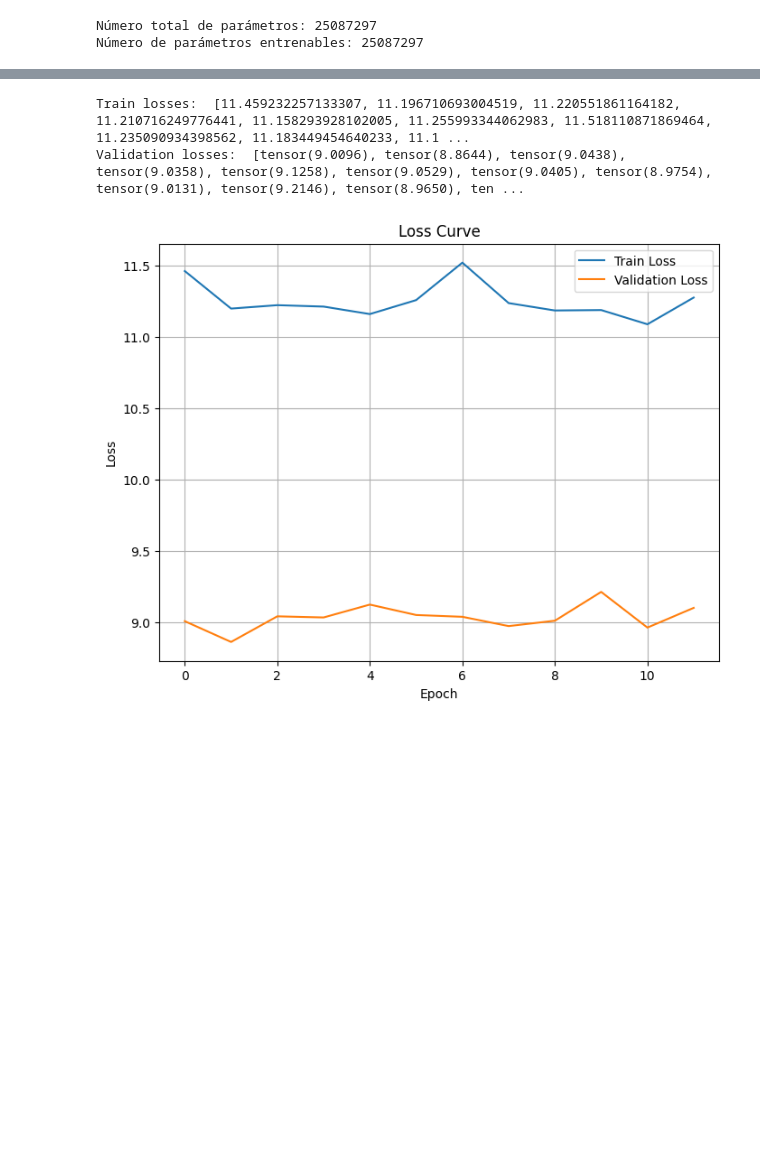
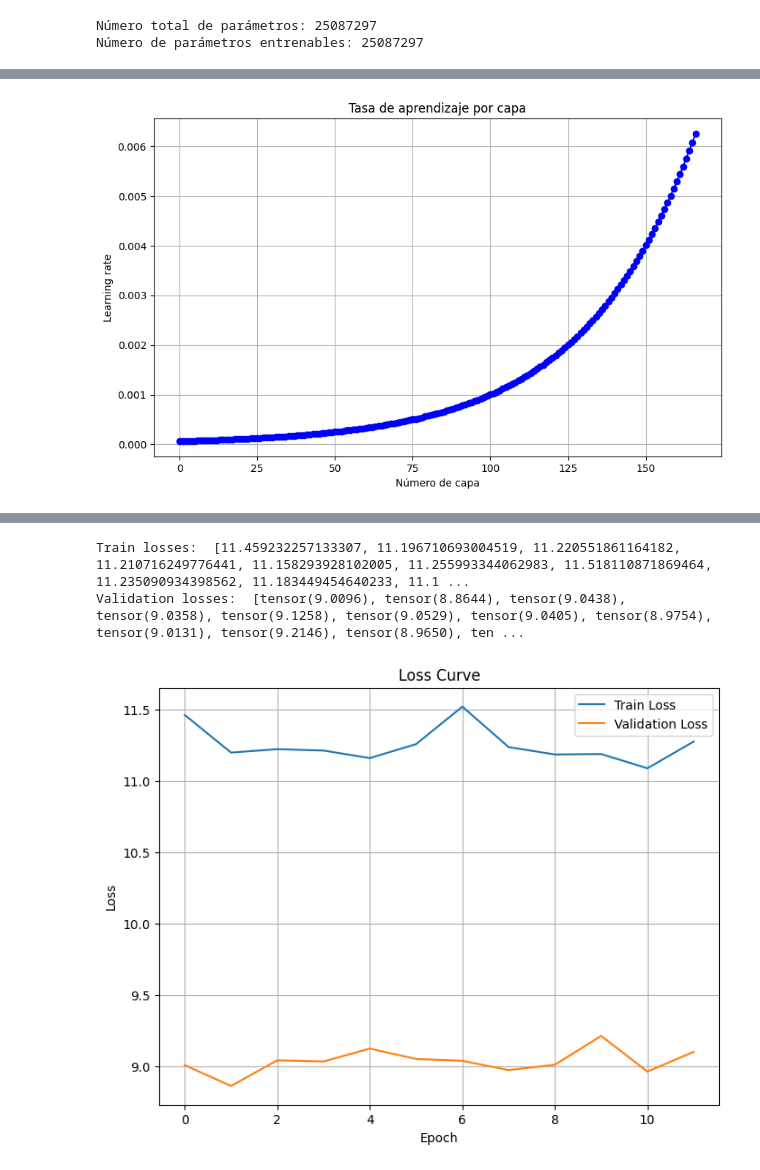
Before and after one commit to esdavide2910/tfg-bioprofile-uncertainty, a Jupyter notebook: notebooks/model1.ipynb, the cells around one changed output, grey strips where cells are left out. Saved outputs shown, nothing was run; the diff lists cells and outputs as text; code cells hidden in the pictures; blank space fills up the shorter version.

```diff
--- a/notebooks/model1.ipynb
+++ b/notebooks/model1.ipynb
@@ -845,0 +847,34 @@ Grupo 5: LR = 0.004999999888241291, N° parámetros: 2107393
+# %%
+# Código de referencia: https://kozodoi.me/blog/20220329/discriminative-lr#:~:text=Discriminative%20learning%20rate%20is%20one,fine%2Dtuning%20on%20further%20layers.
+# Crea una lista para almacenar los nombres de las capas del modelo
+layer_names = []
+for (name, param) in model.named_parameters():
+    layer_names.append(name)
+
+# Establece las reglas para el learning rate discriminativo
+lr_div = 100            # Factor de reducción entre el learning rate más alto y el más pequeño
+max_lr = base_lr/2      # Learning rate más alto (capa más superficial)
+min_lr = max_lr/lr_div  # Learning rate más bajo (capa más profunda)
+
+# Obtiene el número total de capas del modelo
+n_layers = len(layer_names)
+
+# Genera una lista de tasas de aprendizaje para cada capa, aumentando de forma exponencial desde min_lr hasta max_lr
+lrs = [
+    min_lr * (max_lr / min_lr) ** (i / (n_layers - 1))
+    for i in range(n_layers)
+]
+
+# Lista en la que se almacenarán los parámetros
+param_groups = []
+
+# Crea un diccionario de parámetros por nombre
+named_params = dict(model.named_parameters())
+
+# Por cada capa y su LR correspondiente ...
+for name, lr in zip(layer_names, lrs):
+    param = named_params[name]
+    param_groups.append({
+        "params": [param],
+        "lr": lr
+    })
@@ -846 +909,12 @@ Grupo 5: LR = 0.004999999888241291, N° parámetros: 2107393
+# %%
+# Muestra una gráfica de líneas donde el eje X es el número de capa (índice) y el eje Y es la tasa de aprendizaje (LR)
+plt.figure(figsize=(10, 6))
+plt.plot(range(len(lrs)), lrs, marker='o', linestyle='-', color='b')
+plt.xlabel('Número de capa')
+plt.ylabel('Learning rate')
+plt.title('Tasa de aprendizaje por capa')
+plt.grid(True)
+plt.show()
+# %% [output]
+[figure, added]
 # %%
```
Also changed, not shown: parts of 30 cells of this notebook, 10 other files.
